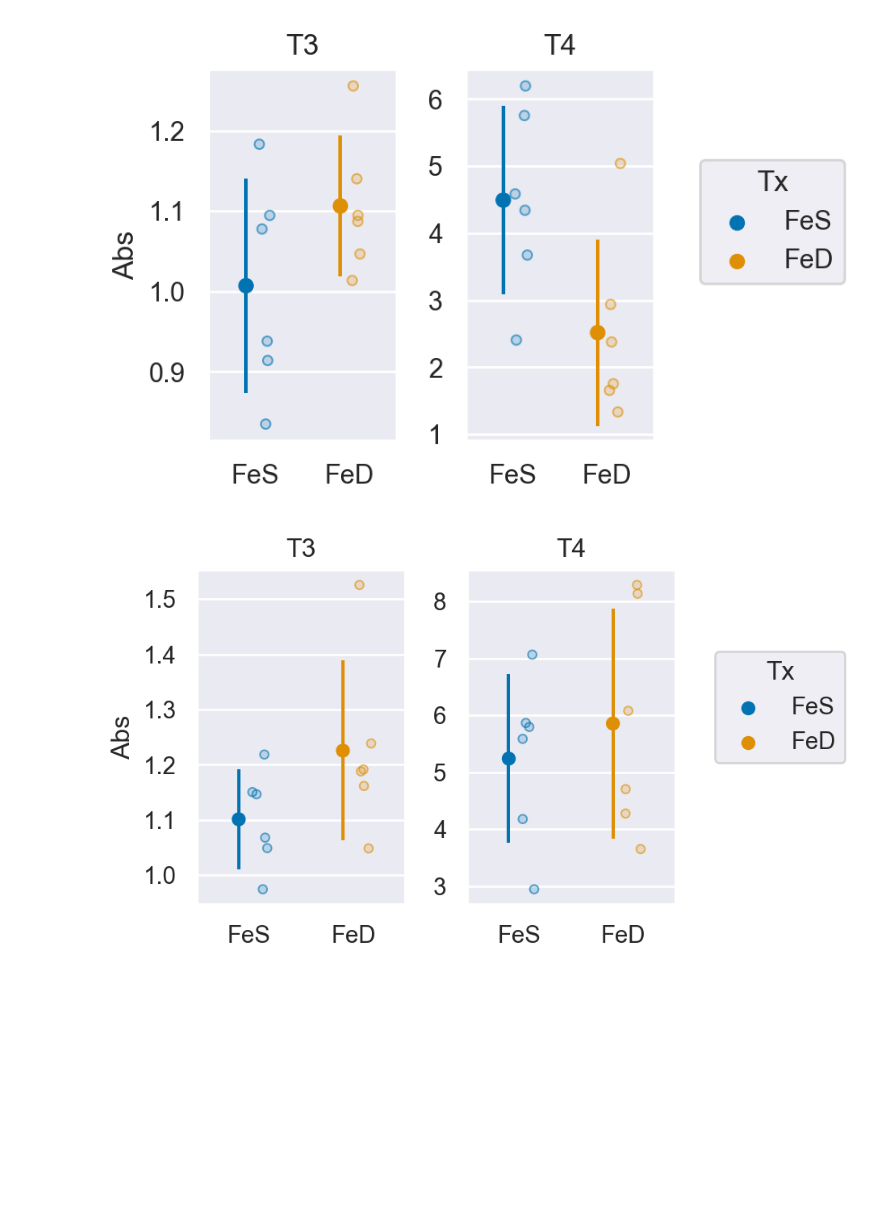
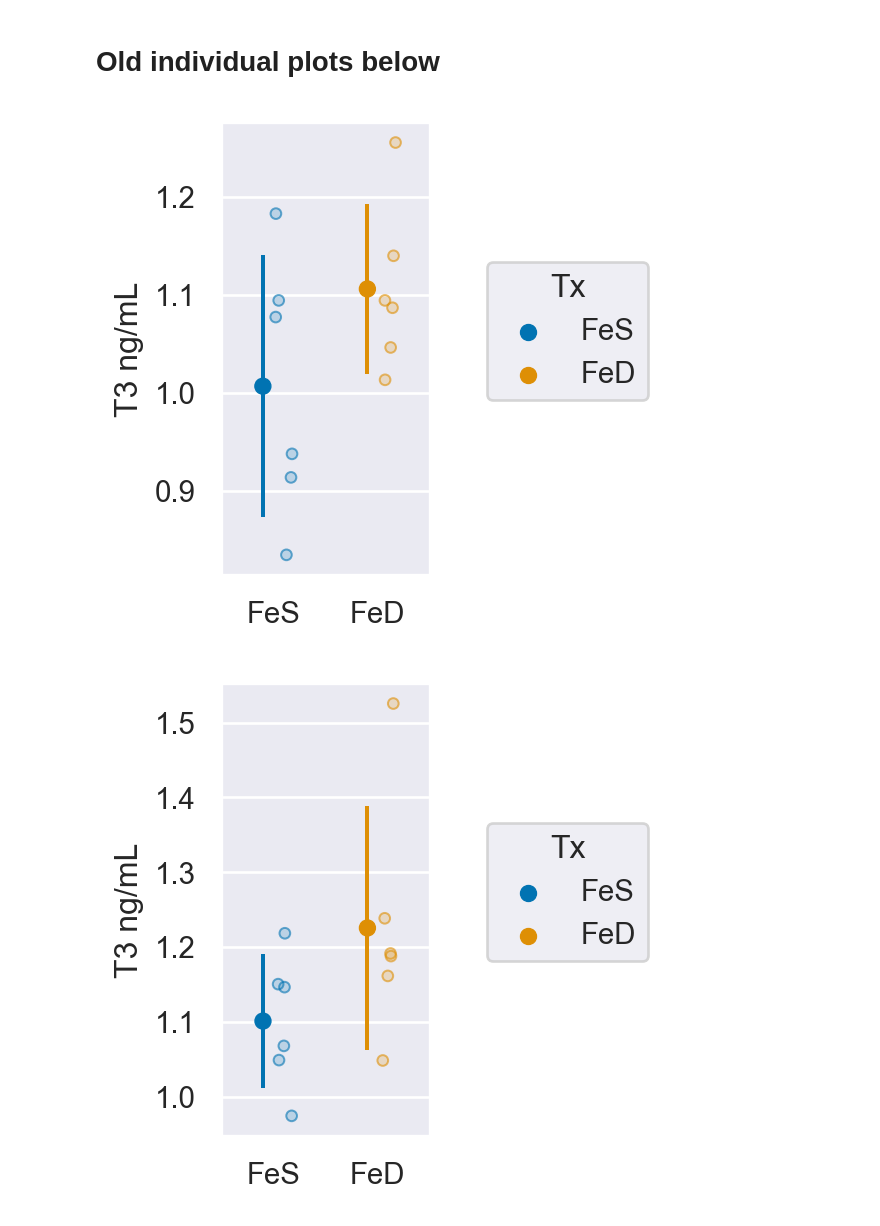
Before and after one commit to TimMonko/2023-FeD-TH-manuscript, a Jupyter notebook: Data Analysis/IronTH-T3T4-manuscript-20230602.ipynb, the cells around one changed output. Cells and saved outputs as stored; diff of their text form; code cells hidden in the pictures; blank space fills up the shorter version.

```diff
--- a/Data Analysis/IronTH-T3T4-manuscript-20230602.ipynb
+++ b/Data Analysis/IronTH-T3T4-manuscript-20230602.ipynb
@@ -68,33 +134,35 @@ data
+# %% [markdown]
+# Old individual plots below
 # %%
 folder_name = 'TH_plots'
 fname = 'TH-11DIV.svg'
 
 if not os.path.exists(folder_name):
     os.mkdir(folder_name)
 save_loc = pathlib.Path(folder_name + '/' + fname)
 
 (
     so.Plot(
         data=data.loc[data['DIV'] == '11DIV'],
         x='Tx',
         y='Abs',
         color='Tx',
     )
-    .facet('TH')
     .share(x=False, y=False)
 
     .add(so.Dots(alpha=0.6), so.Jitter(0.2), so.Shift(x=0.1))
     .add(so.Dot(), so.Agg(), so.Shift(x=-0.1))
     .add(so.Range(), so.Est(errorbar='sd'), so.Shift(x=-0.1))
-    .layout(size=(3.5, 3))
+    .layout(size=(2, 3))
     .scale(color='colorblind')
     .label(
         x='',
+        y='T3 ng/mL'
     )
     .save(loc=save_loc, bbox_inches='tight')
 )
 # %% [output]
-[figure, old version]
+[figure, new version]
 # %%
 folder_name = 'TH_plots'
 fname = 'TH-18DIV.svg'
@@ -110,21 +178,21 @@ save_loc = pathlib.Path(folder_name + '/' + fname)
         y='Abs',
         color='Tx',
     )
-    .facet('TH')
     .share(x=False, y=False)
 
     .add(so.Dots(alpha=0.6), so.Jitter(0.2), so.Shift(x=0.1))
     .add(so.Dot(), so.Agg(), so.Shift(x=-0.1))
     .add(so.Range(), so.Est(errorbar='sd'), so.Shift(x=-0.1))
-    .layout(size=(4, 3))
+    .layout(size=(2, 3))
     .scale(color='colorblind')
     .label(
         x='',
+        y='T3 ng/mL'
     )
     .save(loc=save_loc, bbox_inches='tight')
 )
 # %% [output]
-[figure, old version]
+[figure, new version]
 # %%
 folder_name = 'TH_plots'
 fname = 'TH-21DIV.svg'
```
Also changed, not shown: parts of 9 cells of this notebook.
